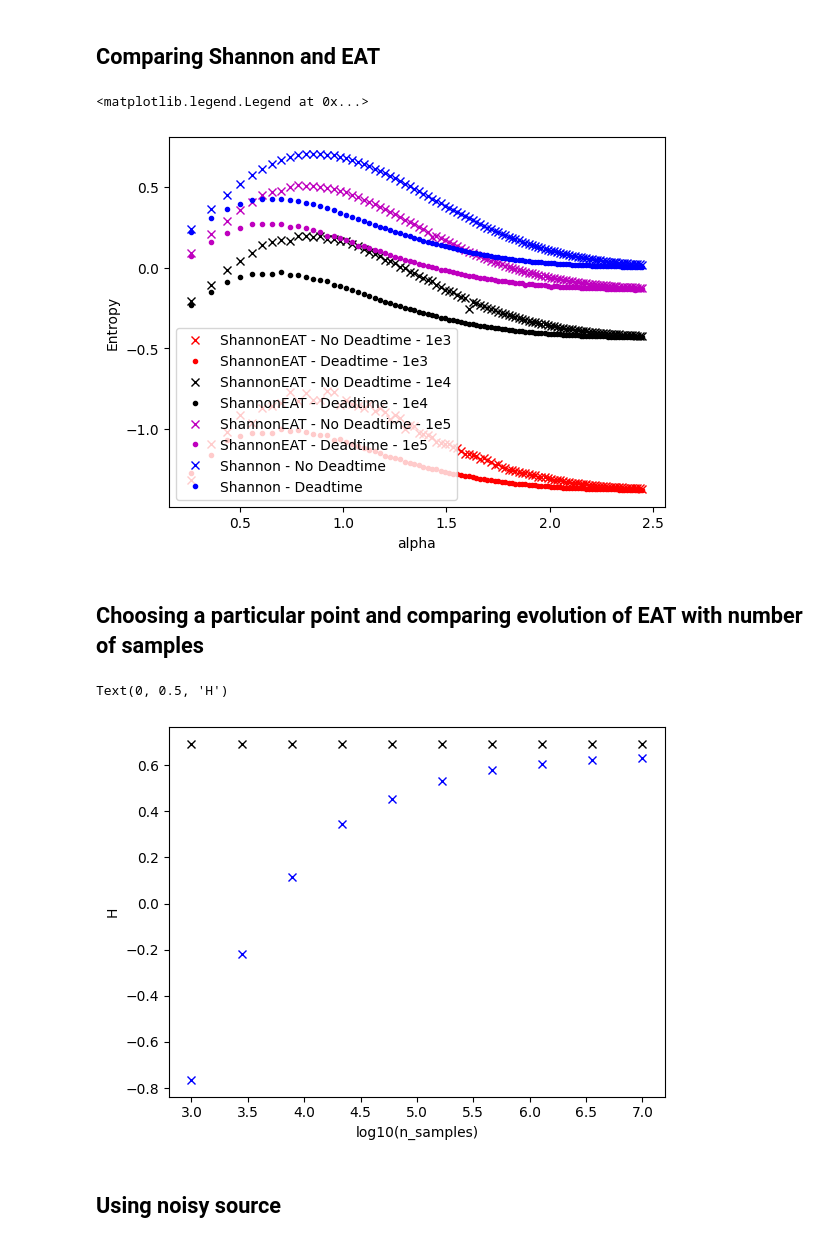
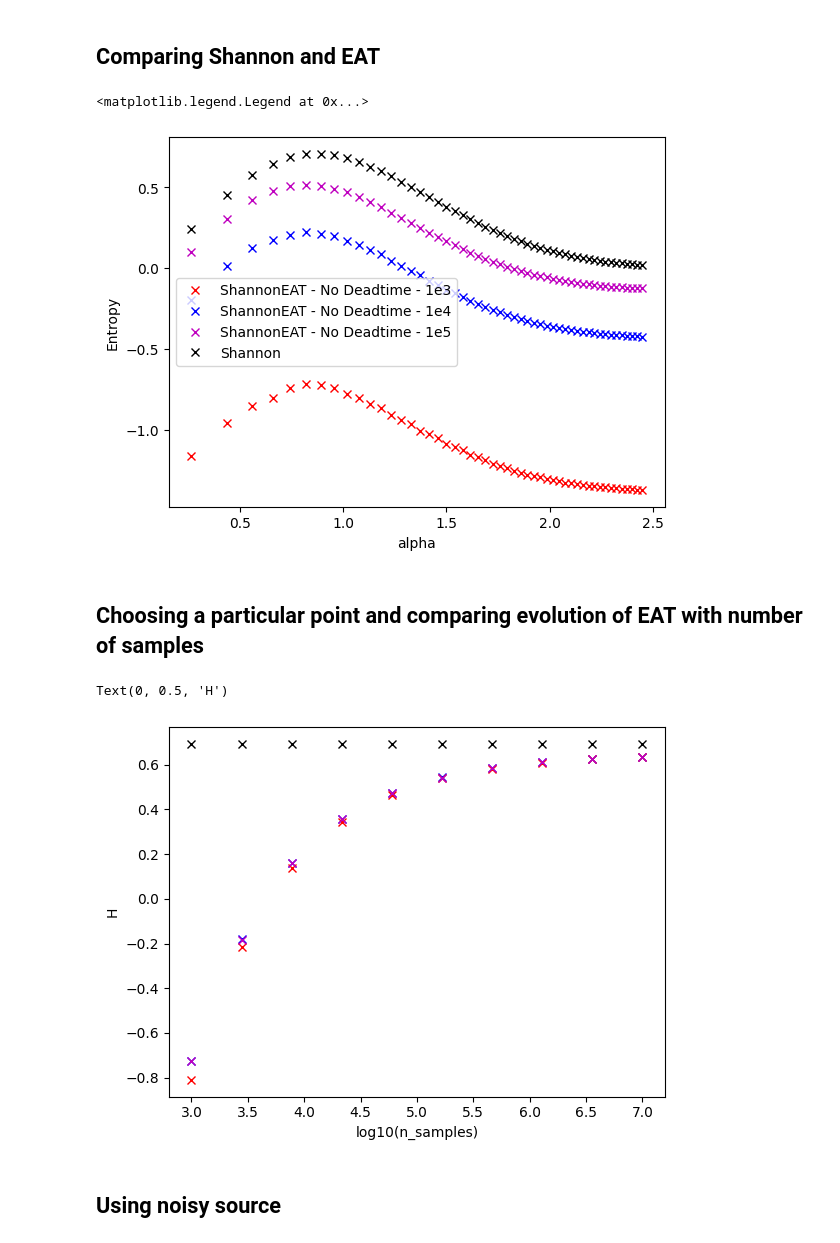
Before and after one commit to thmaoe/Master-thesis-QKD, a Jupyter notebook: results.ipynb, the cells around one changed output. Drawn from its saved outputs; the diff is of its cells as text; code cells hidden in the pictures.

Commit message:
new clean results, different EAT versions

```diff
--- a/results.ipynb
+++ b/results.ipynb
@@ -368,55 +345,17 @@ with open('Results/ShannonEAT1_077_DT_1e3.json', 'w') as f:
-# %%
-res2e4 = {'deltas': [], 'vals': []}
-alphas = np.linspace(0.07, 6, 100)
-
-for alpha in alphas:
-    alpha = sqrt(alpha)
-    ps = []
-    delta = 0.0
-    for i in range(5):
-        delta, p = simulation.doSimul(alpha, 7/8, '1', 10000, 0.77, True)
-        ps.append(p[0])
-    val = ShannonEAT.getH(ps, 10000, delta, 7/8)
-    res2e4['vals'].append(val)
-    res2e4['deltas'].append(delta)
-
-with open('Results/ShannonEAT1_077_DT_1e4.json', 'w') as f:
-    json.dump(res2e4, f)
-# %%
-res2e5 = {'deltas': [], 'vals': []}
-alphas = np.linspace(0.07, 6, 100)
-
-for alpha in alphas:
-    alpha = sqrt(alpha)
-    ps = []
-    delta = 0.0
-    for i in range(5):
-        delta, p = simulation.doSimul(alpha, 7/8, '1', 100000, 0.77, True)
-        ps.append(p[0])
-    val = ShannonEAT.getH(ps, 100000, delta, 7/8)
-    res2e5['vals'].append(val)
-    res2e5['deltas'].append(delta)
-
-with open('Results/ShannonEAT1_077_DT_1e5.json', 'w') as f:
-    json.dump(res2e5, f)
 # %%
 alphas = [sqrt(alpha) for alpha in alphas]
 # %%
 plt.figure()
 plt.plot(alphas, res1e3['vals'], 'rx', label='ShannonEAT - No Deadtime - 1e3')
-plt.plot(alphas, res2e3['vals'], 'r.', label='ShannonEAT - Deadtime - 1e3')
-plt.plot(alphas, res1e4['vals'], 'kx', label='ShannonEAT - No Deadtime - 1e4')
-plt.plot(alphas, res2e4['vals'], 'k.', label='ShannonEAT - Deadtime - 1e4')
+plt.plot(alphas, res1e4['vals'], 'bx', label='ShannonEAT - No Deadtime - 1e4')
 plt.plot(alphas, res1e5['vals'], 'mx', label='ShannonEAT - No Deadtime - 1e5')
-plt.plot(alphas, res2e5['vals'], 'm.', label='ShannonEAT - Deadtime - 1e5')
-plt.plot(alphas, res1['vals'], 'bx', label='Shannon - No Deadtime')
-plt.plot(alphas, res2['vals'], 'b.', label='Shannon - Deadtime')
+plt.plot(alphas, res1e3['theos'], 'kx', label='Shannon')
 plt.xlabel('alpha')
 plt.ylabel('Entropy')
 plt.legend()
 # %% [output]
 <matplotlib.legend.Legend at 0x...>
-[figure, old version]
+[figure, new version]
 # %% [markdown]
 ## Choosing a particular point and comparing evolution of EAT with number of samples
 # %%
@@ -438,13 +383,15 @@ for npoint in npoints:
 # %%
 plt.figure()
 Hts = [H_theo]*10
-plt.plot(npoints, Hts, 'kx')
-plt.plot(npoints, vals, 'bx')
+plt.plot(npoints, Hts, 'kx', label='Theoretical')
+plt.plot(npoints, vals, 'bx', label='Changing lambdas')
+plt.plot(npoints, vals2, 'rx', label='Old avg')
+plt.plot(npoints, vals3, 'mx', label='Fixed lambdas')
 plt.xlabel("log10(n_samples)")
 plt.ylabel("H")
 # %% [output]
 Text(0, 0.5, 'H')
-[figure, old version]
+[figure, new version]
 # %% [markdown]
 ## Using noisy source
 # %%
```
Also changed, not shown: parts of 14 cells of this notebook, 7 other files.
